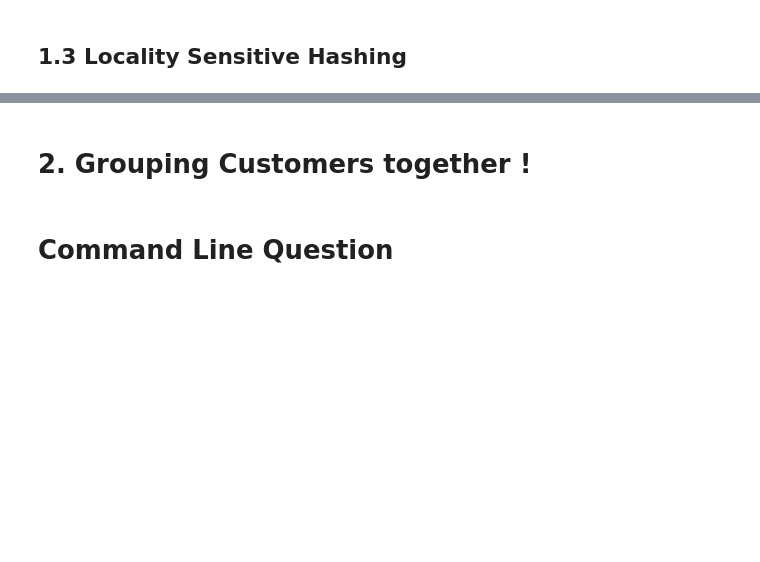
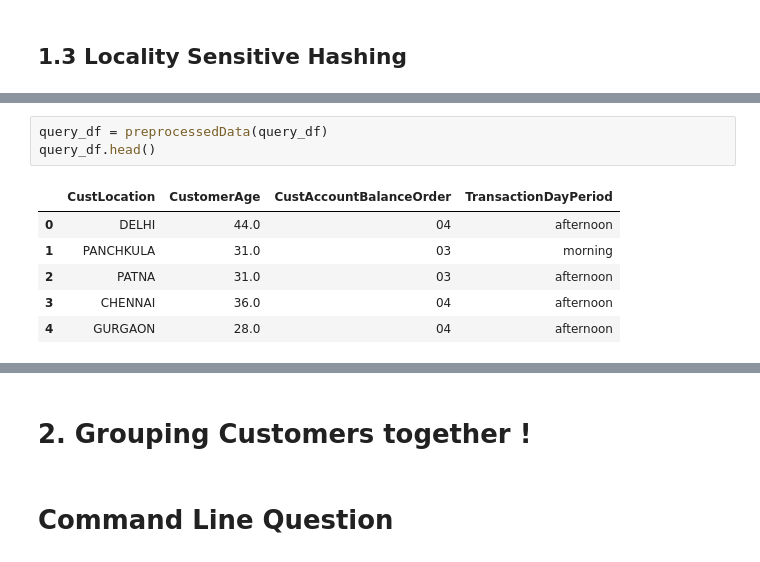
Before and after one commit to YassHarrach/ADM-HW4, a Jupyter notebook: main.ipynb, the cells around one changed output, grey strips where cells are left out. Saved outputs shown, nothing was run; the diff lists cells and outputs as text; blank space fills up the shorter version.

```diff
--- a/main.ipynb
+++ b/main.ipynb
@@ -130,0 +418,10 @@ lsh(signature_matrix)
+# %%
+query_df = preprocessedData(query_df)
+query_df.head()
+# %% [output]
+|  | CustLocation | CustomerAge | CustAccountBalanceOrder | TransactionDayPeriod |
+| 0 | DELHI | 44.0 | 04 | afternoon |
+| 1 | PANCHKULA | 31.0 | 03 | morning |
+| 2 | PATNA | 31.0 | 03 | afternoon |
+| 3 | CHENNAI | 36.0 | 04 | afternoon |
+| 4 | GURGAON | 28.0 | 04 | afternoon |
```
Also changed, not shown: parts of 52 cells of this notebook.
